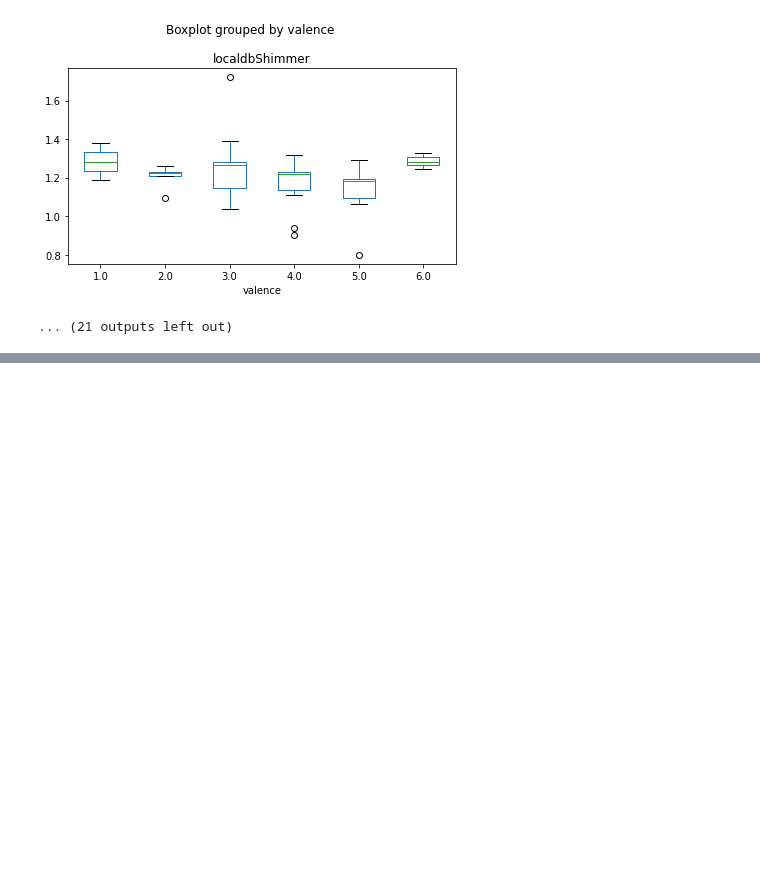
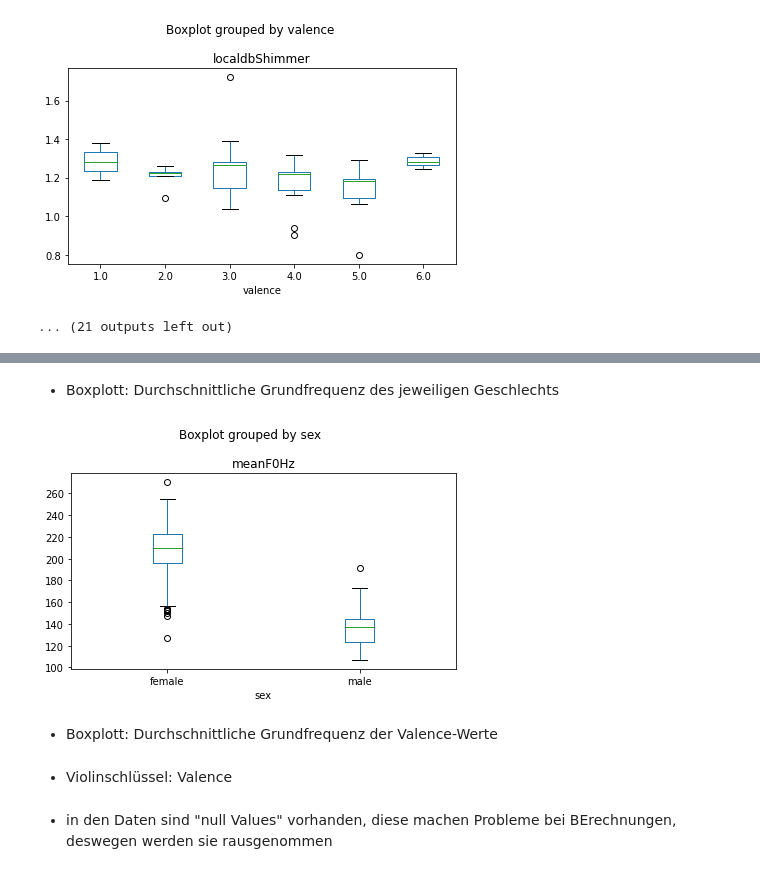
Before and after one commit to Lisa-Wegner/S_sprechstile_eigene, a Jupyter notebook: Sprechstile_eigene_Abgabe-checkpoint.ipynb, the cells around one changed output, grey strips where cells are left out. Saved outputs shown, nothing was run; the diff lists cells and outputs as text; code cells hidden in the pictures; blank space fills up the shorter version.

```diff
--- a/Sprechstile_eigene_Abgabe-checkpoint.ipynb
+++ b/Sprechstile_eigene_Abgabe-checkpoint.ipynb
@@ -412,0 +513,9 @@ df_wannenmacher.head()
+# %% [markdown]
+* Boxplott: Durchschnittliche Grundfrequenz des jeweiligen Geschlechts
+# %%
+df.boxplot(by = 'sex', column = 'meanF0Hz', grid = False)
+plt.tight_layout()
+# %% [output]
+[figure, added]
+# %% [markdown]
+* Boxplott: Durchschnittliche Grundfrequenz der Valence-Werte
@@ -412,0 +525,2 @@ df_wannenmacher.head()
+# %% [markdown]
+* Violinschlüssel: Valence
@@ -412,0 +529,2 @@ df_wannenmacher.head()
+# %% [markdown]
+* in den Daten sind "null Values" vorhanden, diese machen Probleme bei BErechnungen, deswegen werden sie rausgenommen
```
Also changed, not shown: parts of 46 cells of this notebook, 3 other files.
